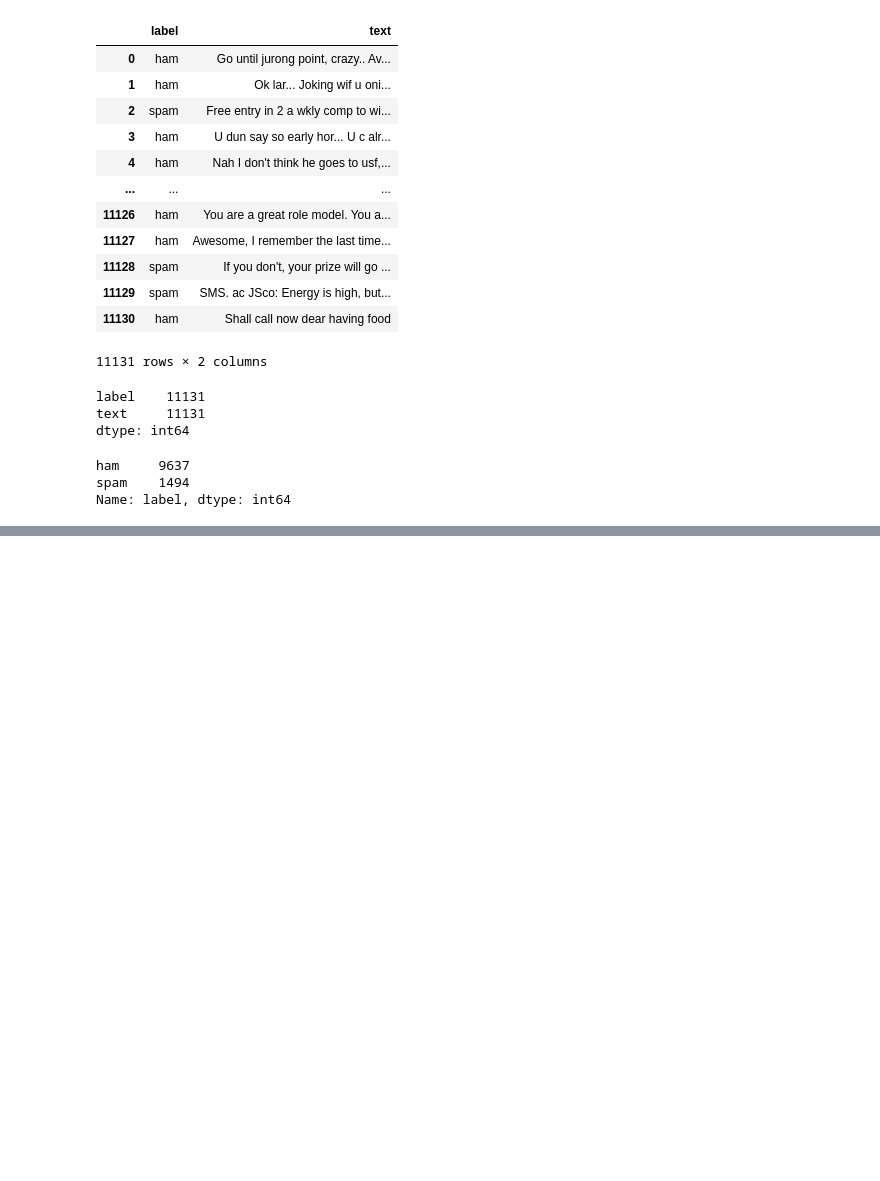
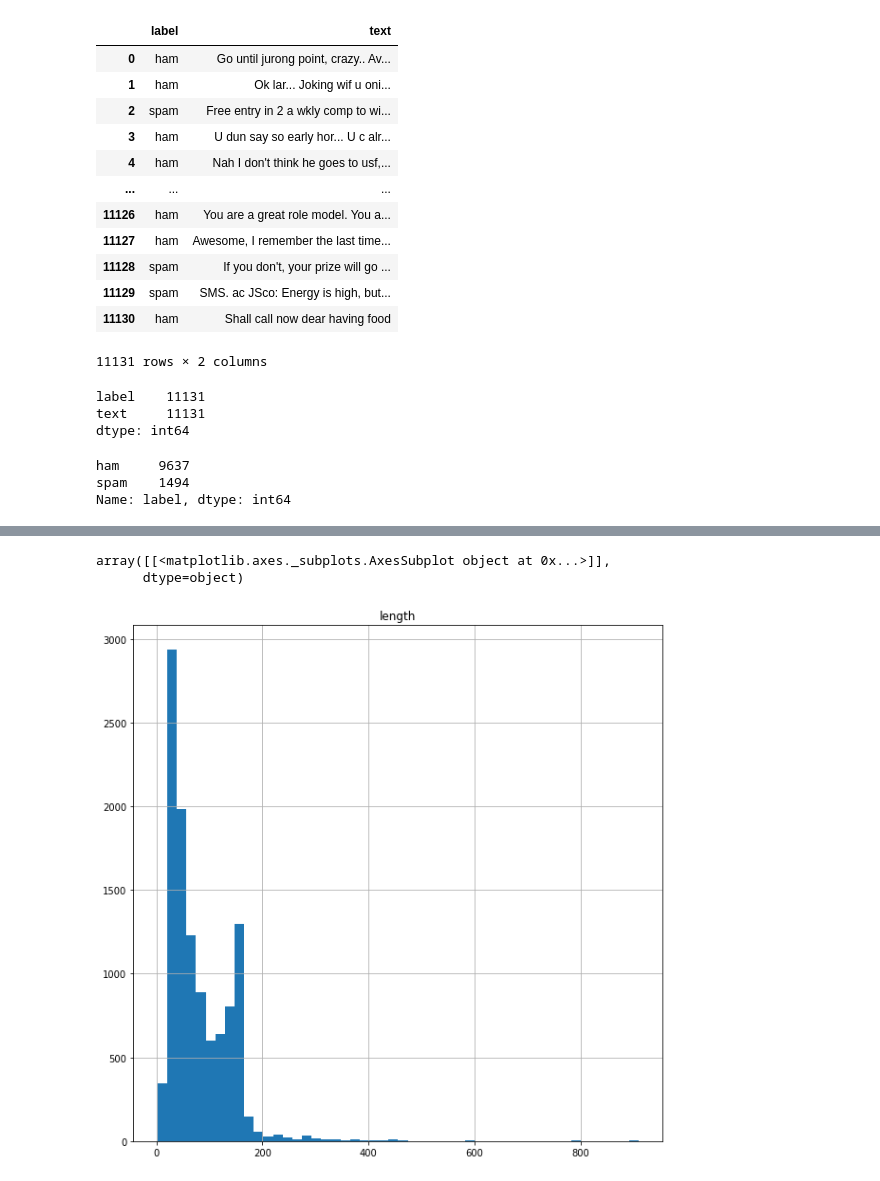
Before and after one commit to PrajjawalBanati/SMS-Spam-Classifier, a Jupyter notebook: SMS-spam-classifier.ipynb, the cells around one changed output, grey strips where cells are left out. Cells and saved outputs as stored; diff of their text form; code cells hidden in the pictures; blank space fills up the shorter version.

```diff
--- a/SMS-spam-classifier.ipynb
+++ b/SMS-spam-classifier.ipynb
@@ -78,0 +100,3 @@ Name: label, dtype: int64
+# %%
+dataset['length']=dataset['text'].map(lambda x: len(x))
+dataset
@@ -78,0 +117,6 @@ Name: label, dtype: int64
+# %%
+dataset.hist(column='length',bins=50,figsize=(10,10))
+# %% [output]
+array([[<matplotlib.axes._subplots.AxesSubplot object at 0x...>]],
+      dtype=object)
+[figure, added]
```
Also changed, not shown: parts of 36 cells of this notebook.
